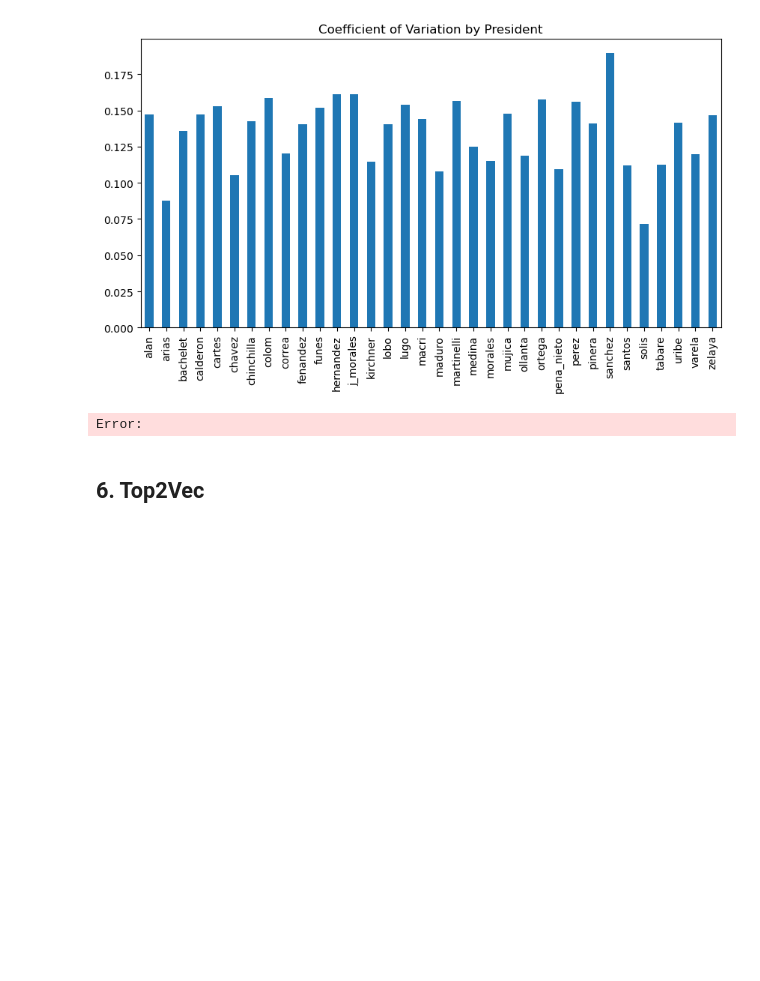
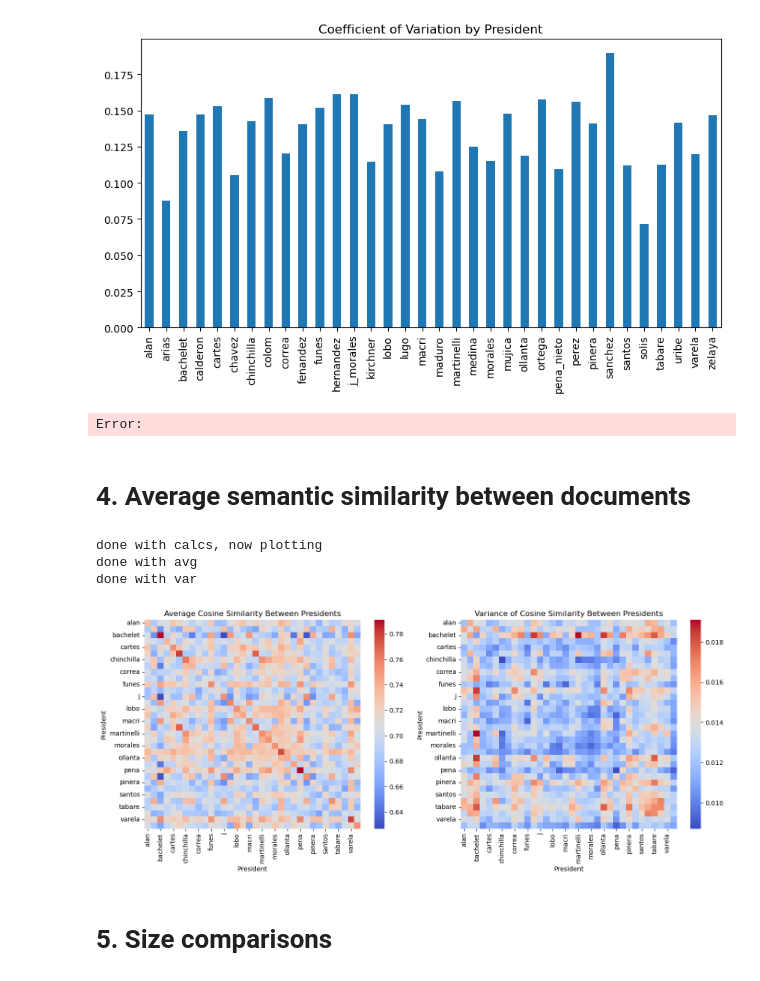
Before and after one commit to alejandrosarria0296/pol-cul-maps-latam, a Jupyter notebook: notebooks/3.word_embeddings.ipynb, the cells around one changed output. Cells and saved outputs as stored; diff of their text form; code cells hidden in the pictures; blank space fills up the shorter version.

```diff
--- a/notebooks/3.word_embeddings.ipynb
+++ b/notebooks/3.word_embeddings.ipynb
@@ -301,5 +344,5 @@ doc_density['cv'].plot(kind='bar', figsize=(10, 5), title='Coefficient of Variat
 <Axes: title={'center': 'Coefficient of Variation by President'}>
 [figure]
 Error:
-# %% [markdown]
-## 6. Top2Vec
+# %% [markdown]
+# 4. Average semantic similarity between documents
@@ -305,0 +371,73 @@ Error:
+# %%
+cs_dict = {'President': []}
+
+for i, vector in enumerate(model.dv.vectors):
+    pres = model.dv.index_to_key[i].split('_')[0]
+    cs_dict['President'].append(pres)
+    row = [cosine_similarity_adapter(vector, vector2) for vector2 in model.dv.vectors]
+    cs_dict[model.dv.index_to_key[i]] = row
+# %%
+df = pd.DataFrame(cs_dict)
+# %%
+for column in df.columns:
+    if column != 'President':
+        df[column] = pd.to_numeric(df[column], errors='coerce')
+
+# Get unique presidents
+presidents = df['President'].unique()
+
+# Initialize matrices for average and variance
+avg_similarity = pd.DataFrame(np.zeros((len(presidents), len(presidents))), index=presidents, columns=presidents)
+var_similarity = pd.DataFrame(np.zeros((len(presidents), len(presidents))), index=presidents, columns=presidents)
+
+# Calculate average and variance of cosine similarities
+for pres1 in presidents:
+    for pres2 in presidents:
+        # Get documents for each president
+        docs_pres1 = df[df['President'] == pres1].drop(columns=['President']).values
+        docs_pres2 = df[df['President'] == pres2].drop(columns=['President']).values
+
+        # Collect similarities between all pairs of documents from pres1 and pres2
+        similarities = []
+        for doc1 in docs_pres1:
+            for doc2 in docs_pres2:
+                if not np.array_equal(doc1, doc2):
+                    similarities.append(np.dot(doc1, doc2) / (np.linalg.norm(doc1) * np.linalg.norm(doc2)))
+
+        # Calculate mean and variance if there are similarities
+        if similarities:
+            avg_similarity.loc[pres1, pres2] = np.mean(similarities)
+            var_similarity.loc[pres1, pres2] = np.var(similarities)
+
+print('done with calcs, now plotting')
+
+# Step 2: Create Heatmaps
+plt.figure(figsize=(14, 6))
+
+# Heatmap for Average Cosine Similarity
+plt.subplot(1, 2, 1)
+sns.heatmap(avg_similarity, cmap='coolwarm')
+plt.title('Average Cosine Similarity Between Presidents')
+plt.xlabel('President')
+plt.ylabel('President')
+
+print('done with avg')
+
+# Heatmap for Variance of Cosine Similarity
+plt.subplot(1, 2, 2)
+sns.heatmap(var_similarity, cmap='coolwarm')
+plt.title('Variance of Cosine Similarity Between Presidents')
+plt.xlabel('President')
+plt.ylabel('President')
+
+print('done with var')
+
+plt.tight_layout()
+plt.show()
+# %% [output]
+done with calcs, now plotting
+done with avg
+done with var
+[figure, added]
+# %% [markdown]
+# 5. Size comparisons
```
Also changed, not shown: parts of 18 cells of this notebook.
